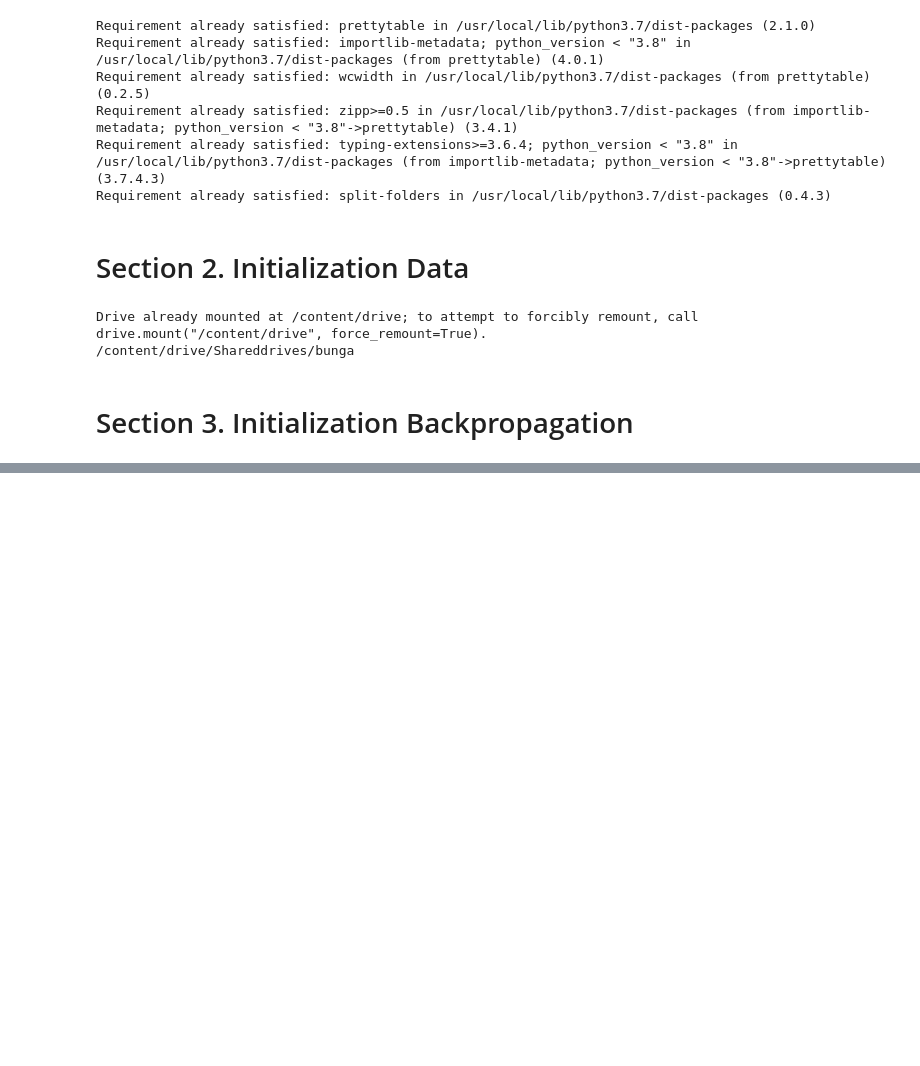
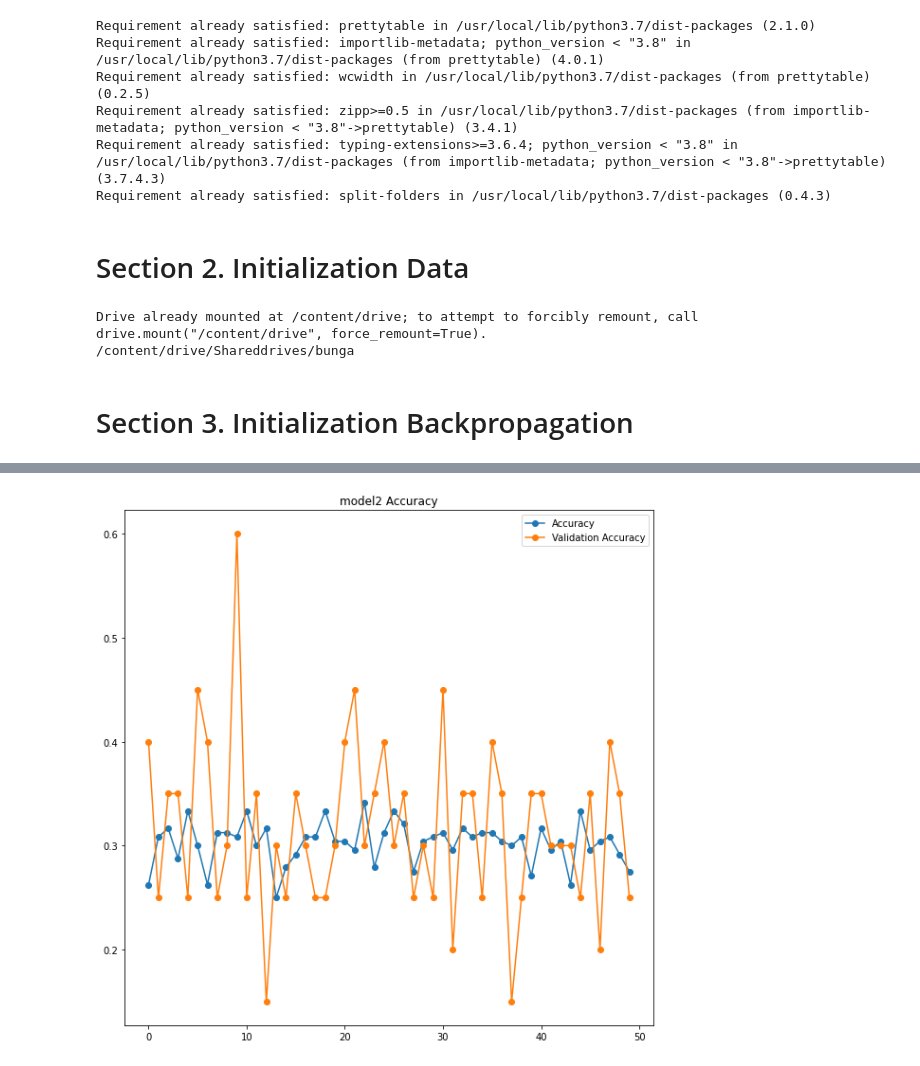
Before and after one commit to donitan2018/Tugas-ML-MLP, a Jupyter notebook: Tugas_ML_MLP.ipynb, the cells around one changed output, grey strips where cells are left out. Cells and saved outputs as stored; diff of their text form; code cells hidden in the pictures; blank space fills up the shorter version.

```diff
--- a/Tugas_ML_MLP.ipynb
+++ b/Tugas_ML_MLP.ipynb
@@ -544,0 +638,9 @@ plt.show();
+# %%
+plt.figure(figsize=(10,10))
+plt.title('model2 Accuracy')
+plt.plot(resultHistory['model2'].history['accuracy'], label='Accuracy',marker= 'o')
+plt.plot(resultHistory['model2'].history['val_accuracy'], label='Validation Accuracy',marker= 'o')
+plt.legend()
+plt.show();
+# %% [output]
+[figure, added]
```
Also changed, not shown: parts of 27 cells of this notebook.
